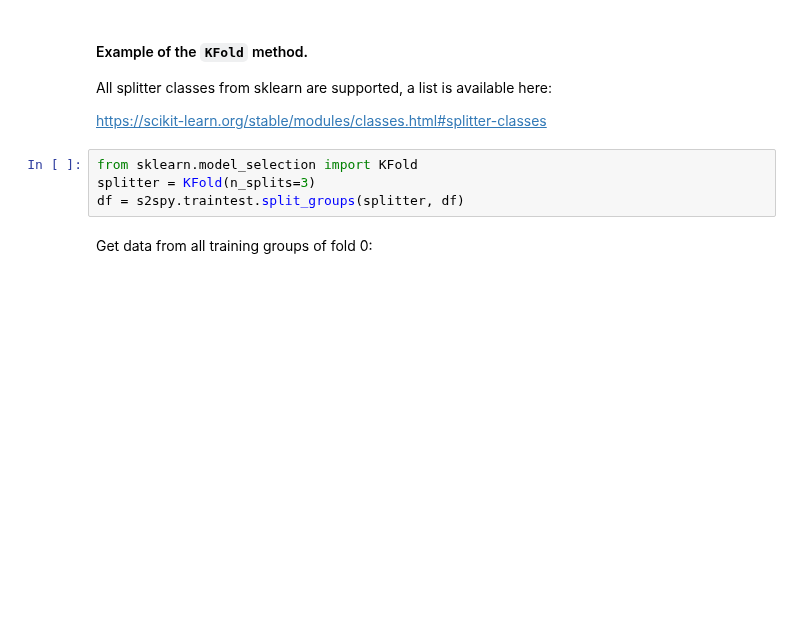
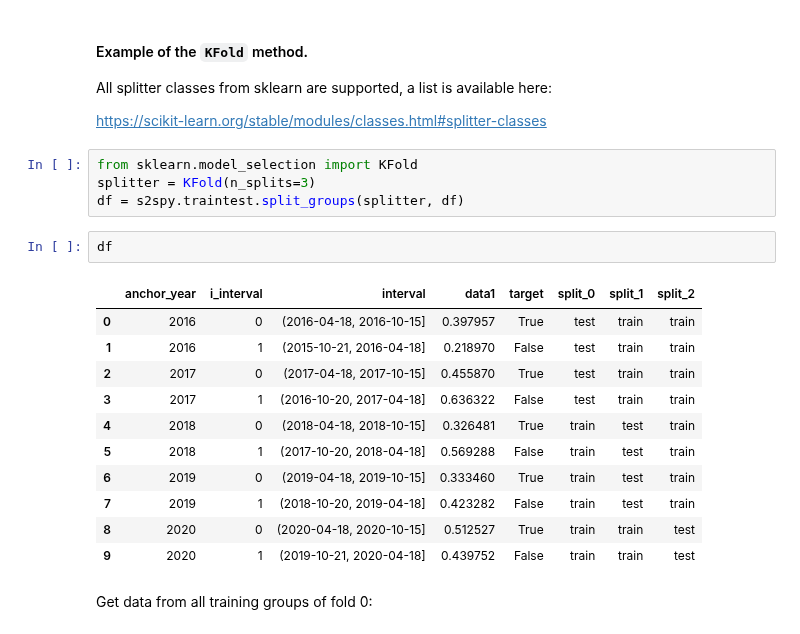
Before and after one commit to AI4S2S/s2spy, a Jupyter notebook: notebooks/tutorial_traintest.ipynb, the cells around one changed output. Cells and saved outputs as stored; diff of their text form; blank space fills up the shorter version.

Commit message:
update notebook for iterator of pandas data

```diff
--- a/notebooks/tutorial_traintest.ipynb
+++ b/notebooks/tutorial_traintest.ipynb
@@ -33,6 +33,20 @@ https://scikit-learn.org/stable/modules/classes.html#splitter-classes
 from sklearn.model_selection import KFold
 splitter = KFold(n_splits=3)
 df = s2spy.traintest.split_groups(splitter, df)
+# %%
+df
+# %% [output]
+|  | anchor_year | i_interval | interval | data1 | target | split_0 | split_1 | split_2 |
+| 0 | 2016 | 0 | (2016-04-18, 2016-10-15] | 0.397957 | True | test | train | train |
+| 1 | 2016 | 1 | (2015-10-21, 2016-04-18] | 0.218970 | False | test | train | train |
+| 2 | 2017 | 0 | (2017-04-18, 2017-10-15] | 0.455870 | True | test | train | train |
+| 3 | 2017 | 1 | (2016-10-20, 2017-04-18] | 0.636322 | False | test | train | train |
+| 4 | 2018 | 0 | (2018-04-18, 2018-10-15] | 0.326481 | True | train | test | train |
+| 5 | 2018 | 1 | (2017-10-20, 2018-04-18] | 0.569288 | False | train | test | train |
+| 6 | 2019 | 0 | (2019-04-18, 2019-10-15] | 0.333460 | True | train | test | train |
+| 7 | 2019 | 1 | (2018-10-20, 2019-04-18] | 0.423282 | False | train | test | train |
+| 8 | 2020 | 0 | (2020-04-18, 2020-10-15] | 0.512527 | True | train | train | test |
+| 9 | 2020 | 1 | (2019-10-21, 2020-04-18] | 0.439752 | False | train | train | test |
 # %% [markdown]
 Get data from all training groups of fold 0:
 # %%
```
Also changed, not shown: parts of 6 cells of this notebook.
